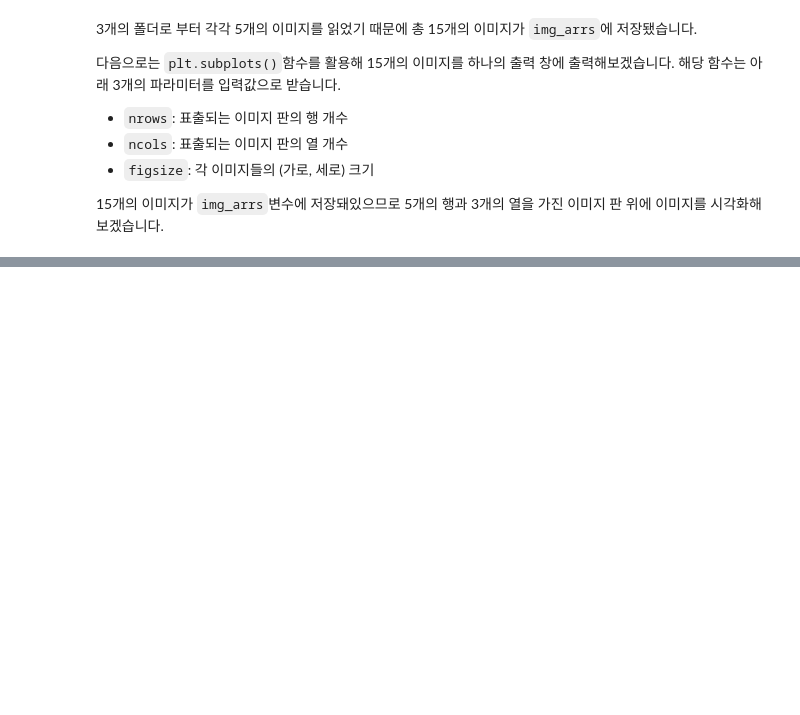
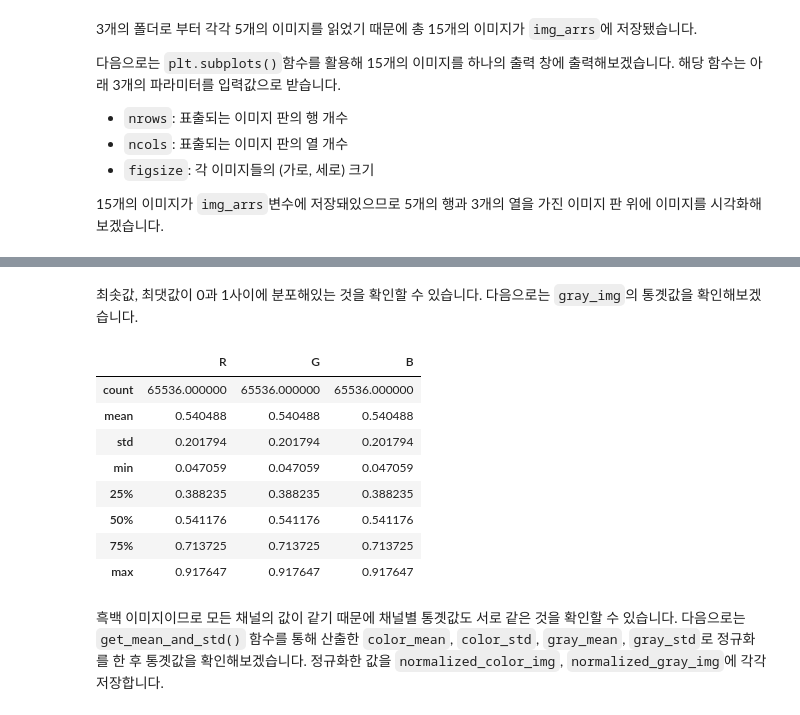
Before and after one commit to Pseudo-Lab/Tutorial-Book, a Jupyter notebook: book/chapters/GAN/Ch2-EDA.ipynb, the cells around one changed output, grey strips where cells are left out. Cells and saved outputs as stored; diff of their text form; code cells hidden in the pictures; blank space fills up the shorter version.

```diff
--- a/book/chapters/GAN/Ch2-EDA.ipynb
+++ b/book/chapters/GAN/Ch2-EDA.ipynb
@@ -244,0 +321,16 @@ for idx, ax in enumerate(axes.flat):
+# %% [markdown]
+최솟값, 최댓값이 0과 1사이에 분포해있는 것을 확인할 수 있습니다. 다음으로는 `gray_img`의 통곗값을 확인해보겠습니다.
+# %%
+get_statistics(gray_img)
+# %% [output]
+|  | R | G | B |
+| count | 65536.000000 | 65536.000000 | 65536.000000 |
+| mean | 0.540488 | 0.540488 | 0.540488 |
+| std | 0.201794 | 0.201794 | 0.201794 |
+| min | 0.047059 | 0.047059 | 0.047059 |
+| 25% | 0.388235 | 0.388235 | 0.388235 |
+| 50% | 0.541176 | 0.541176 | 0.541176 |
+| 75% | 0.713725 | 0.713725 | 0.713725 |
+| max | 0.917647 | 0.917647 | 0.917647 |
+# %% [markdown]
+흑백 이미지이므로 모든 채널의 값이 같기 때문에 채널별 통곗값도 서로 같은 것을 확인할 수 있습니다. 다음으로는 `get_mean_and_std()` 함수를 통해 산출한 `color_mean`, `color_std`, `gray_mean`, `gray_std`로 정규화를 한 후 통곗값을 확인해보겠습니다. 정규화한 값을 `normalized_color_img`, `normalized_gray_img`에 각각 저장합니다.
```
Also changed, not shown: parts of 30 cells of this notebook.
